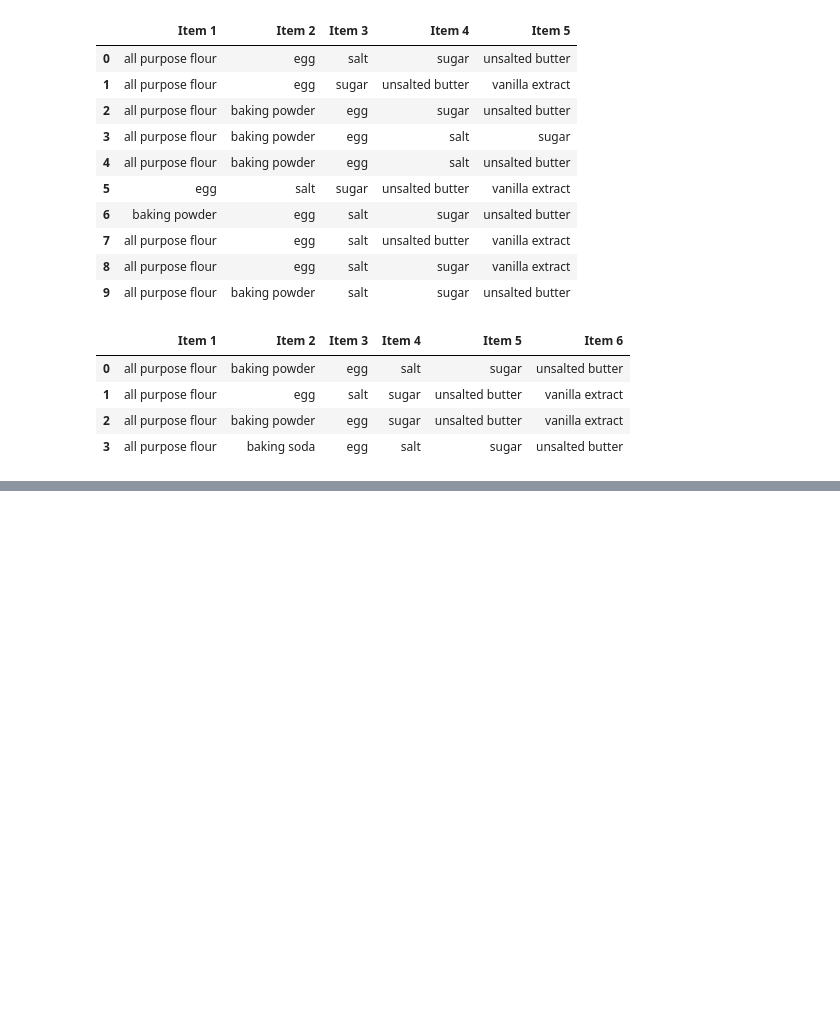
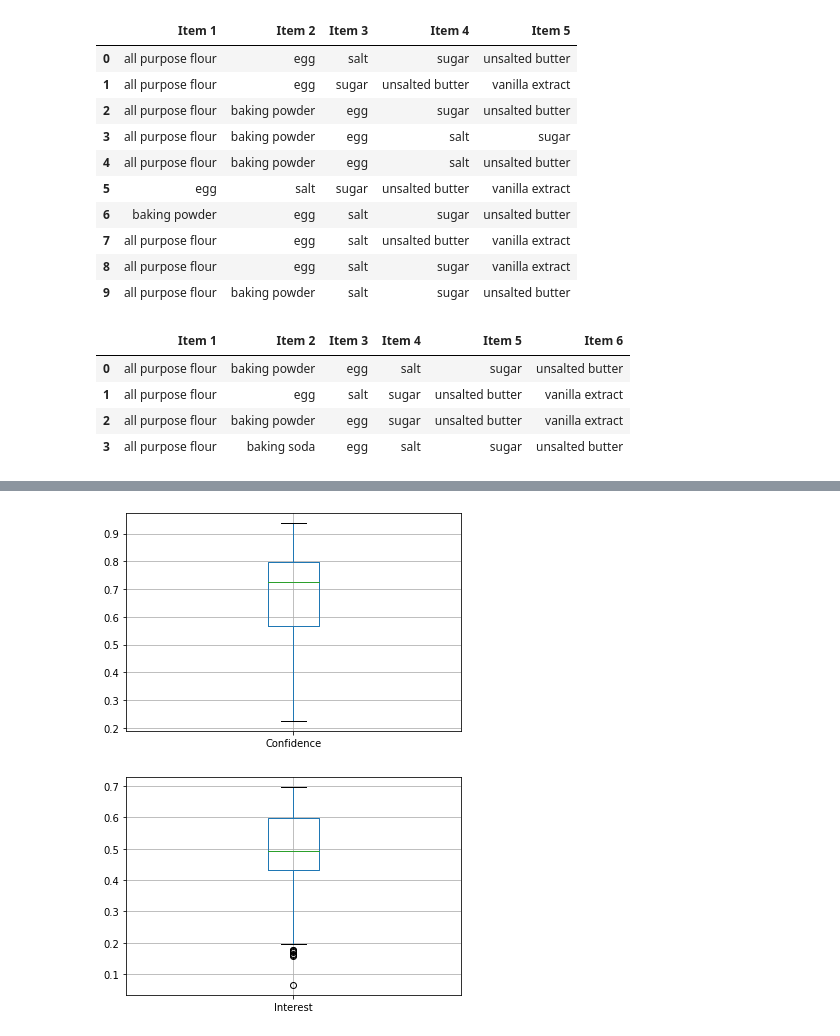
Before and after one commit to Sisyphus192/deep-dishes, a Jupyter notebook: notebooks/Market Basket Analysis.ipynb, the cells around one changed output, grey strips where cells are left out. Drawn from its saved outputs; the diff is of its cells as text; code cells hidden in the pictures; blank space fills up the shorter version.

```diff
--- a/notebooks/Market Basket Analysis.ipynb
+++ b/notebooks/Market Basket Analysis.ipynb
@@ -294,0 +342,9 @@ five_rules.head()
+# %%
+import matplotlib.pyplot as plt
+five_rules.boxplot('Confidence')
+plt.show()
+five_rules.boxplot('Interest')
+plt.show()
+# %% [output]
+[figure, added]
+[figure, added]
```
Also changed, not shown: parts of 8 cells of this notebook.
